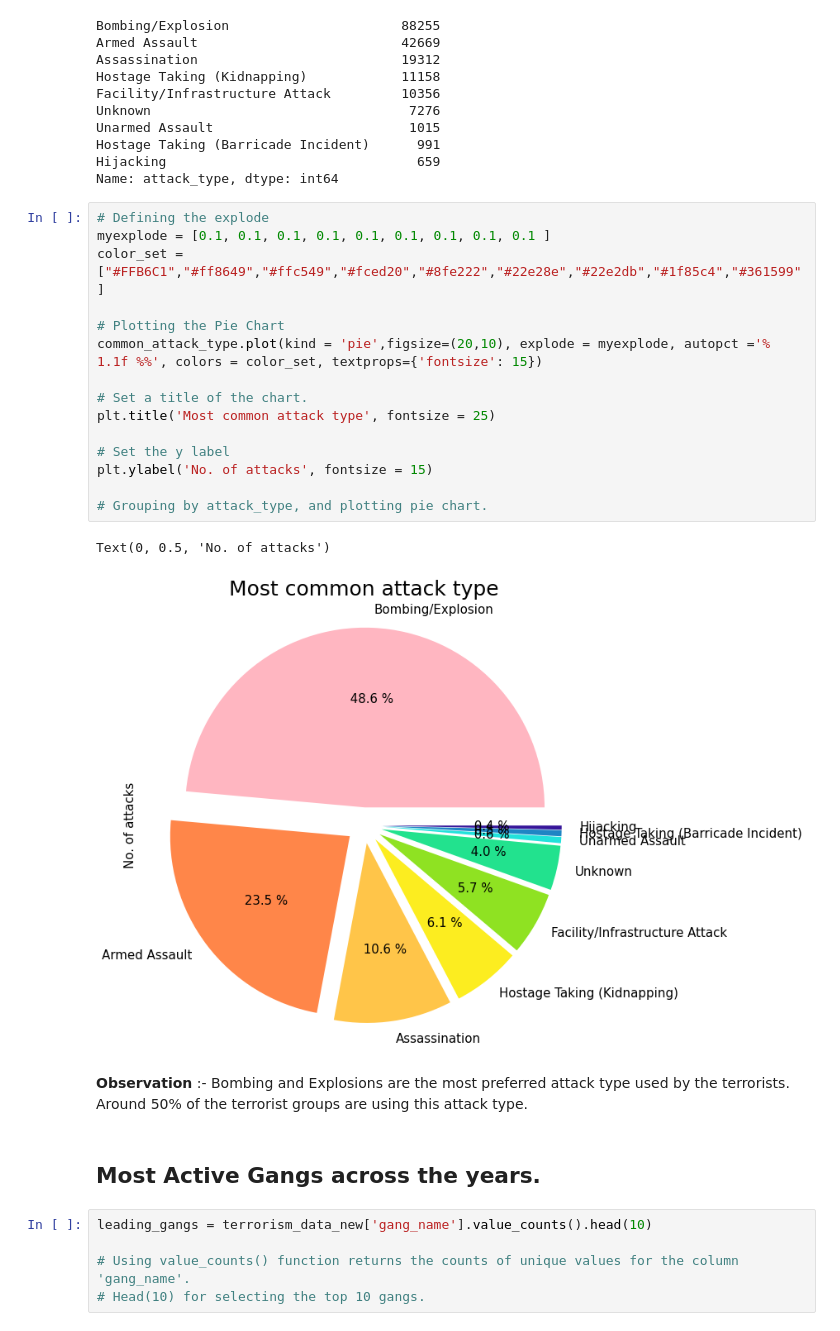
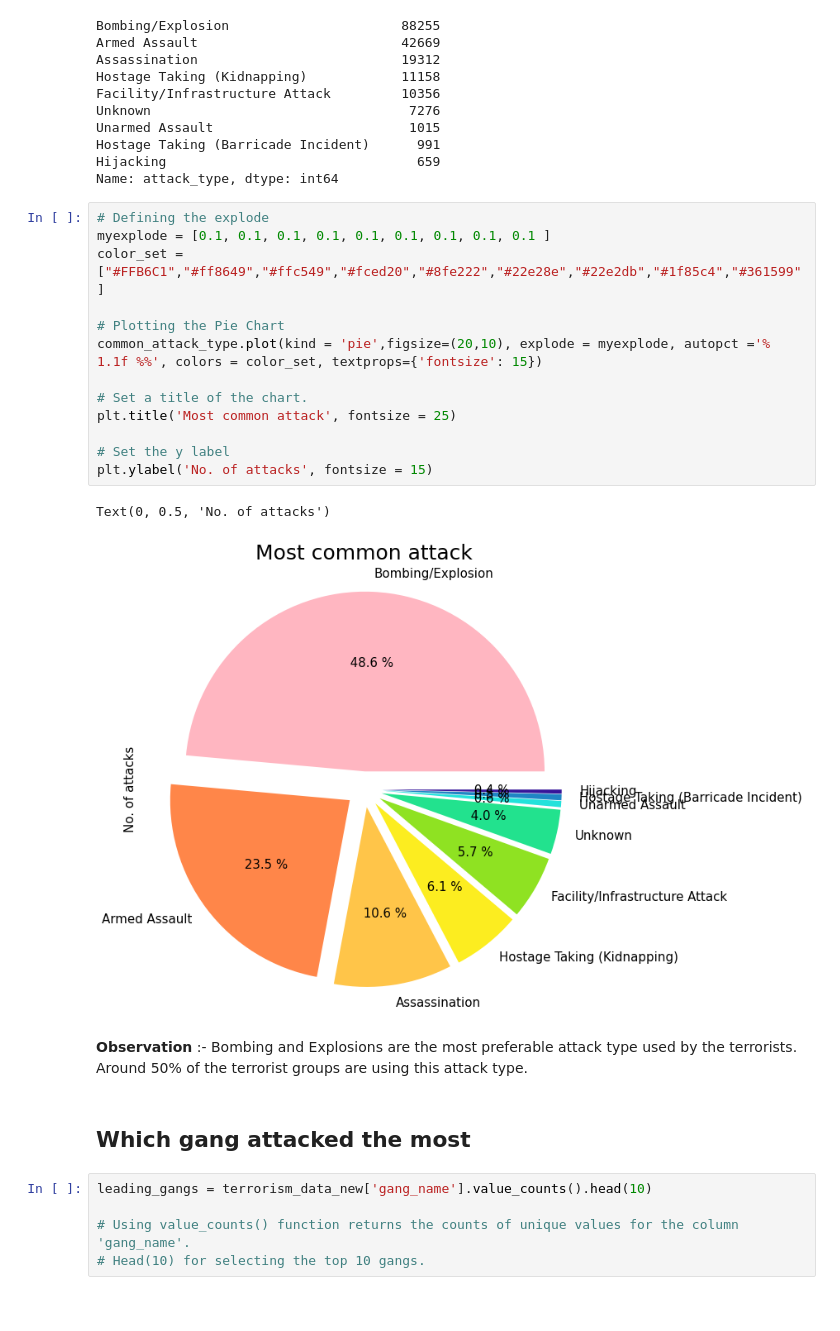
Before and after one commit to Dshivank/EDA-Global-Terrorism-Analysis, a Jupyter notebook: Global_Terrorism_Analysis_Capstone_Project.ipynb, the cells around one changed output. Saved outputs shown, nothing was run; the diff lists cells and outputs as text.

```diff
--- a/Global_Terrorism_Analysis_Capstone_Project.ipynb
+++ b/Global_Terrorism_Analysis_Capstone_Project.ipynb
@@ -479,25 +492,23 @@ Name: attack_type, dtype: int64
 # %%
 # Defining the explode
 myexplode = [0.1, 0.1, 0.1, 0.1, 0.1, 0.1, 0.1, 0.1, 0.1 ]
 color_set = ["#FFB6C1","#ff8649","#ffc549","#fced20","#8fe222","#22e28e","#22e2db","#1f85c4","#361599"]
 
 # Plotting the Pie Chart
 common_attack_type.plot(kind = 'pie',figsize=(20,10), explode = myexplode, autopct ='% 1.1f %%', colors = color_set, textprops={'fontsize': 15})
 
 # Set a title of the chart.
-plt.title('Most common attack type', fontsize = 25)
+plt.title('Most common attack', fontsize = 25)
 
 # Set the y label
 plt.ylabel('No. of attacks', fontsize = 15)
-
-# Grouping by attack_type, and plotting pie chart.
 # %% [output]
 Text(0, 0.5, 'No. of attacks')
-[figure, old version]
+[figure, new version]
 # %% [markdown]
-**Observation** :- Bombing and Explosions are the most preferred attack type used by the terrorists. Around 50% of the terrorist groups are using this attack type.
+**Observation** :- Bombing and Explosions are the most preferable attack type used by the terrorists. Around 50% of the terrorist groups are using this attack type.
 # %% [markdown]
-## <b> Most Active Gangs across the years. <b>
+## <b> Which gang attacked the most <b>
 # %%
 leading_gangs = terrorism_data_new['gang_name'].value_counts().head(10)
 
```
Also changed, not shown: parts of 41 cells of this notebook.
